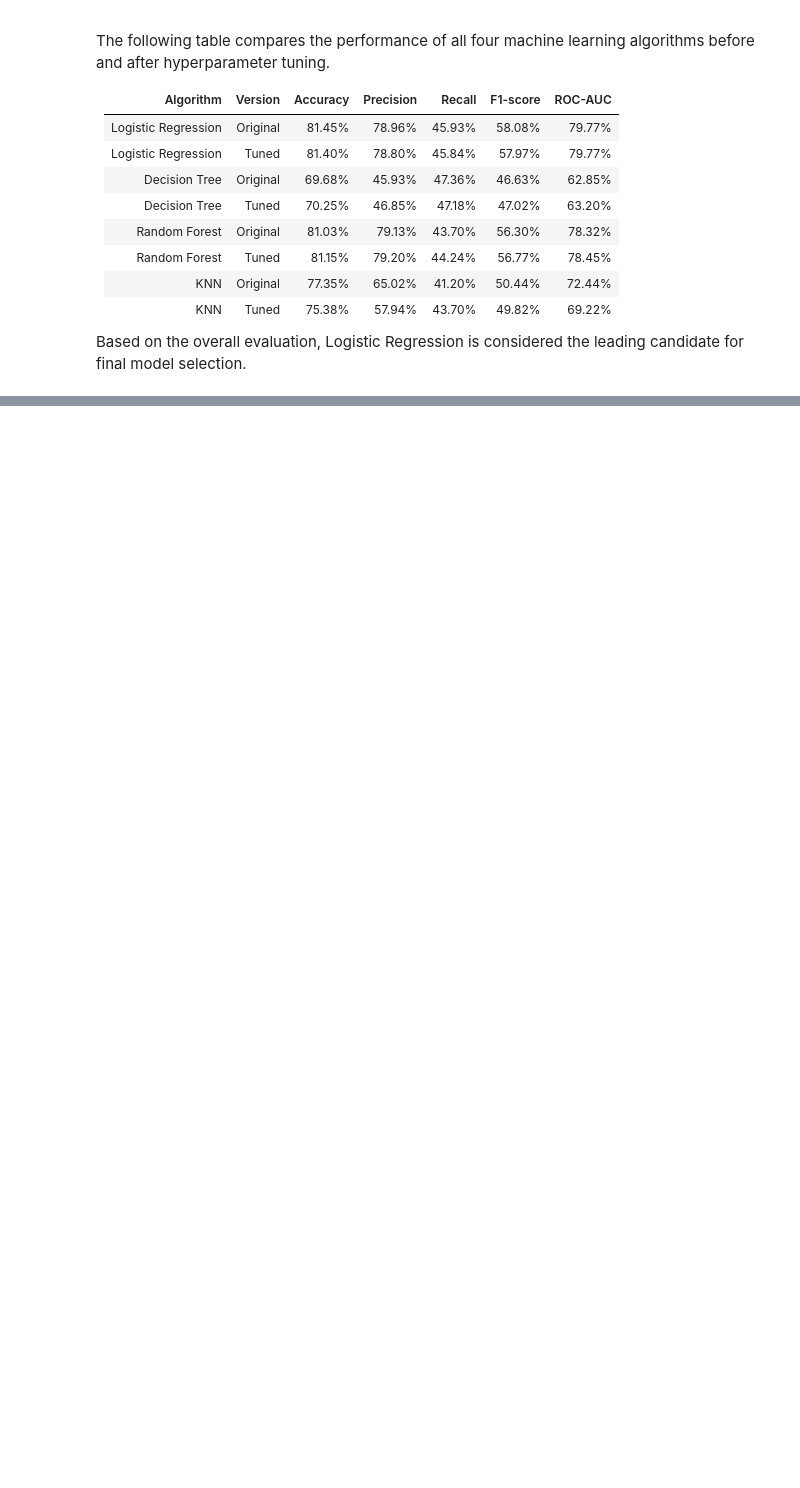
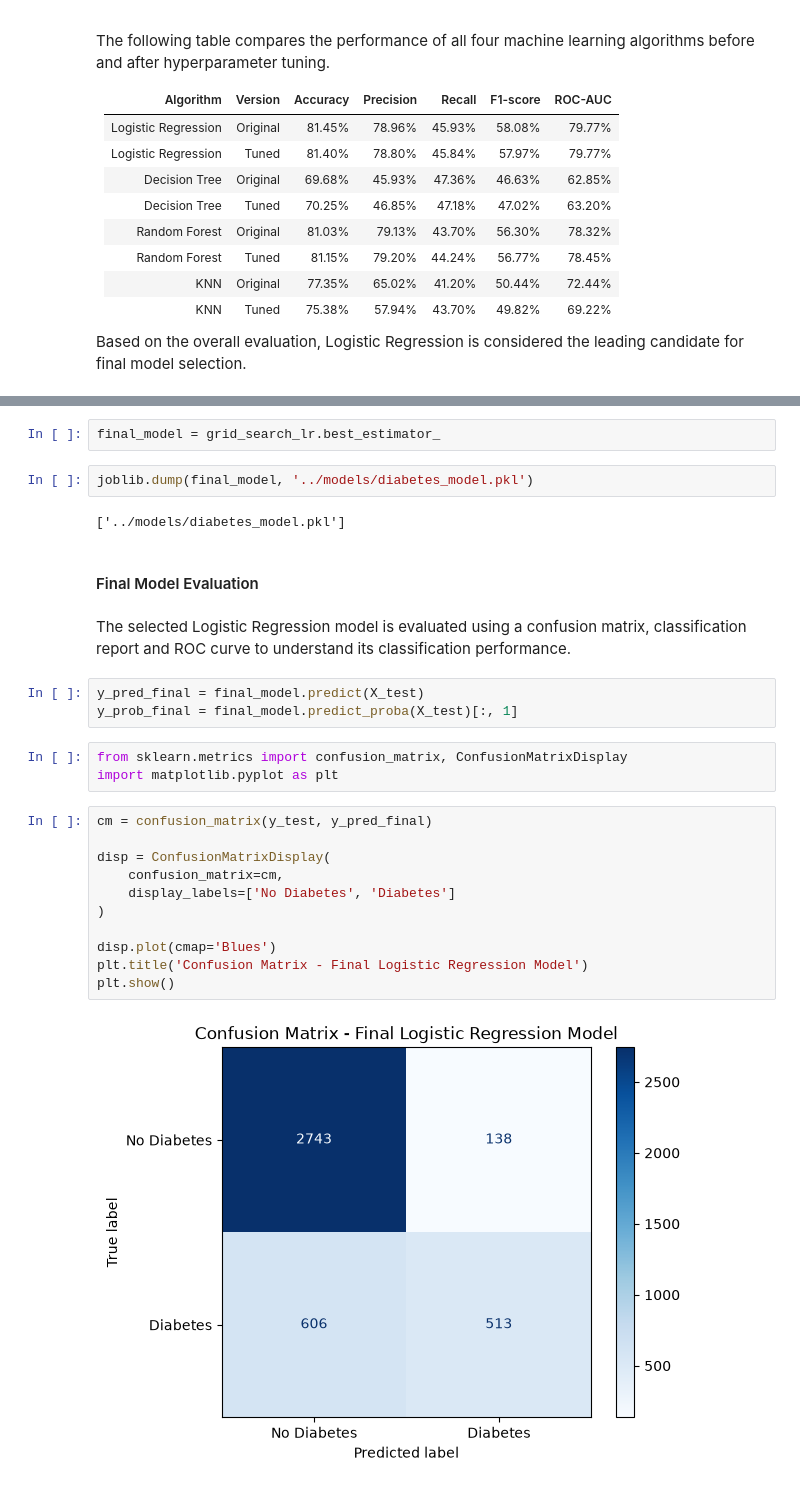
Before and after one commit to jibimariyam/ML_Diabetes_Project, a Jupyter notebook: notebooks/03_Model_Building.ipynb, the cells around one changed output, grey strips where cells are left out. Cells and saved outputs as stored; diff of their text form; blank space fills up the shorter version.

Commit message:
complete final model evaluation and save the final model

```diff
--- a/notebooks/03_Model_Building.ipynb
+++ b/notebooks/03_Model_Building.ipynb
@@ -816,0 +830,29 @@ Based on the overall evaluation, Logistic Regression is considered the leading c
+# %%
+final_model = grid_search_lr.best_estimator_
+# %%
+joblib.dump(final_model, '../models/diabetes_model.pkl')
+# %% [output]
+['../models/diabetes_model.pkl']
+# %% [markdown]
+#### Final Model Evaluation
+# %% [markdown]
+The selected Logistic Regression model is evaluated using a confusion matrix, classification report and ROC curve to understand its classification performance.
+# %%
+y_pred_final = final_model.predict(X_test)
+y_prob_final = final_model.predict_proba(X_test)[:, 1]
+# %%
+from sklearn.metrics import confusion_matrix, ConfusionMatrixDisplay
+import matplotlib.pyplot as plt
+# %%
+cm = confusion_matrix(y_test, y_pred_final)
+
+disp = ConfusionMatrixDisplay(
+    confusion_matrix=cm,
+    display_labels=['No Diabetes', 'Diabetes']
+)
+
+disp.plot(cmap='Blues')
+plt.title('Confusion Matrix - Final Logistic Regression Model')
+plt.show()
+# %% [output]
+[figure, added]
```
Also changed, not shown: parts of 5 cells of this notebook, 1 other file.
